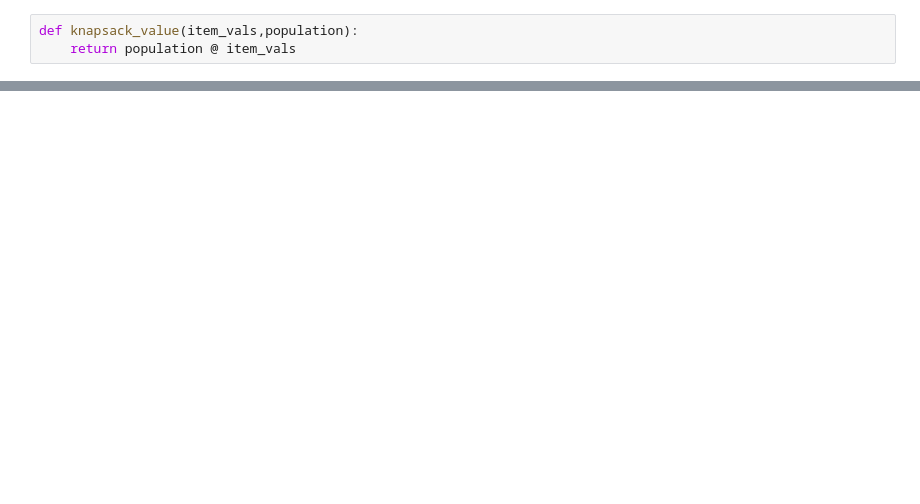
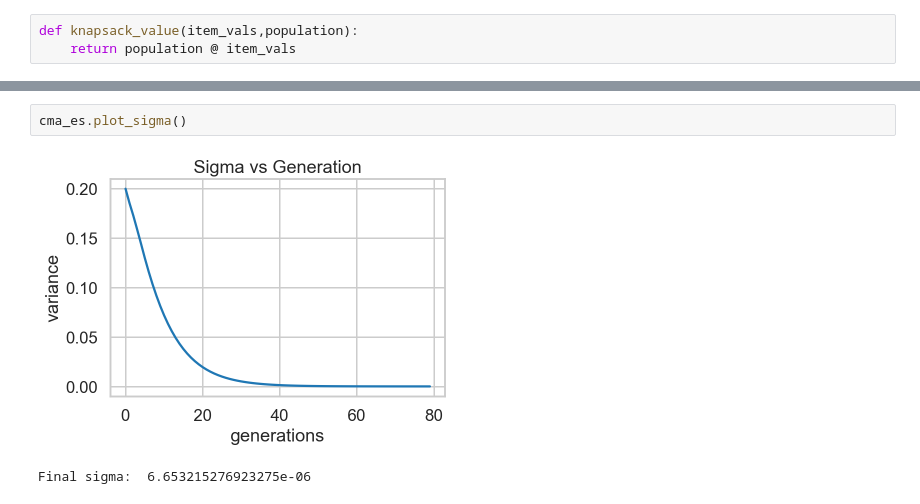
Before and after one commit to luketl2/ME-447-Project-1, a Jupyter notebook: code/Problem2/Problem2_CMA.ipynb, the cells around one changed output, grey strips where cells are left out. Drawn from its saved outputs; the diff is of its cells as text; blank space fills up the shorter version.

```diff
--- a/code/Problem2/Problem2_CMA.ipynb
+++ b/code/Problem2/Problem2_CMA.ipynb
@@ -248,0 +282,5 @@ print(knapsack_A(final_pop))
+# %%
+cma_es.plot_sigma()
+# %% [output]
+[figure, added]
+Final sigma:  6.653215276923275e-06
```
Also changed, not shown: parts of 9 cells of this notebook, 2 other files.
